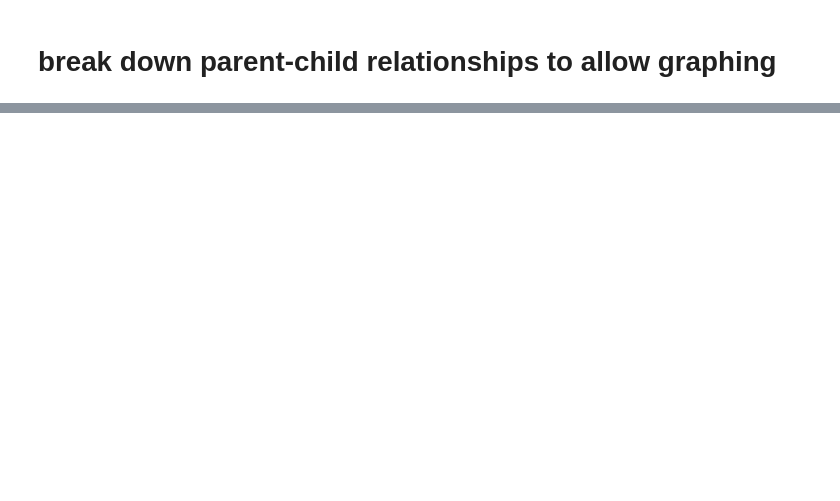
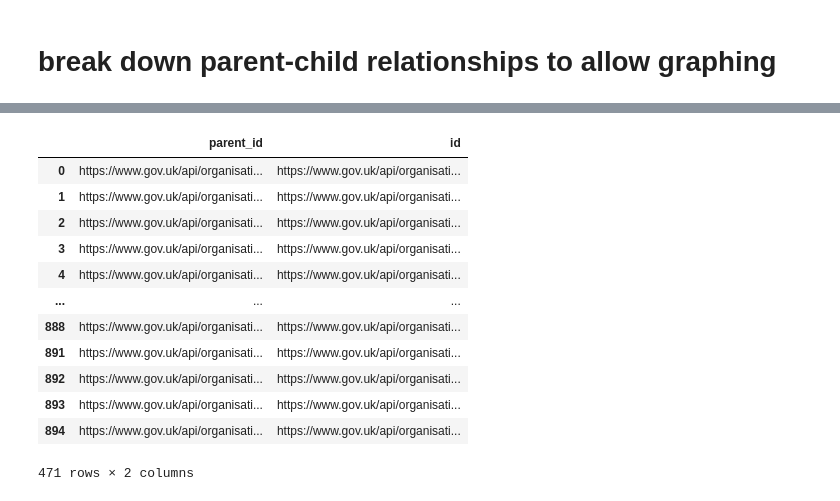
Before and after one commit to tobylivesey/uk-gov-mapper, a Jupyter notebook: scratch_jupyter_notebooks/vis.ipynb, the cells around one changed output, grey strips where cells are left out. Drawn from its saved outputs; the diff is of its cells as text; code cells hidden in the pictures; blank space fills up the shorter version.

```diff
--- a/scratch_jupyter_notebooks/vis.ipynb
+++ b/scratch_jupyter_notebooks/vis.ipynb
@@ -102 +49,18 @@ df
+# %%
+# Look at all orgs with a parent
+df[df['parent_id'].notna()][['parent_id','id']]
+# %% [output]
+|  | parent_id | id |
+| 0 | https://www.gov.uk/api/organisati... | https://www.gov.uk/api/organisati... |
+| 1 | https://www.gov.uk/api/organisati... | https://www.gov.uk/api/organisati... |
+| 2 | https://www.gov.uk/api/organisati... | https://www.gov.uk/api/organisati... |
+| 3 | https://www.gov.uk/api/organisati... | https://www.gov.uk/api/organisati... |
+| 4 | https://www.gov.uk/api/organisati... | https://www.gov.uk/api/organisati... |
+| ... | ... | ... |
+| 888 | https://www.gov.uk/api/organisati... | https://www.gov.uk/api/organisati... |
+| 891 | https://www.gov.uk/api/organisati... | https://www.gov.uk/api/organisati... |
+| 892 | https://www.gov.uk/api/organisati... | https://www.gov.uk/api/organisati... |
+| 893 | https://www.gov.uk/api/organisati... | https://www.gov.uk/api/organisati... |
+| 894 | https://www.gov.uk/api/organisati... | https://www.gov.uk/api/organisati... |
+471 rows × 2 columns
 # %%
```
Also changed, not shown: parts of 11 cells of this notebook.
